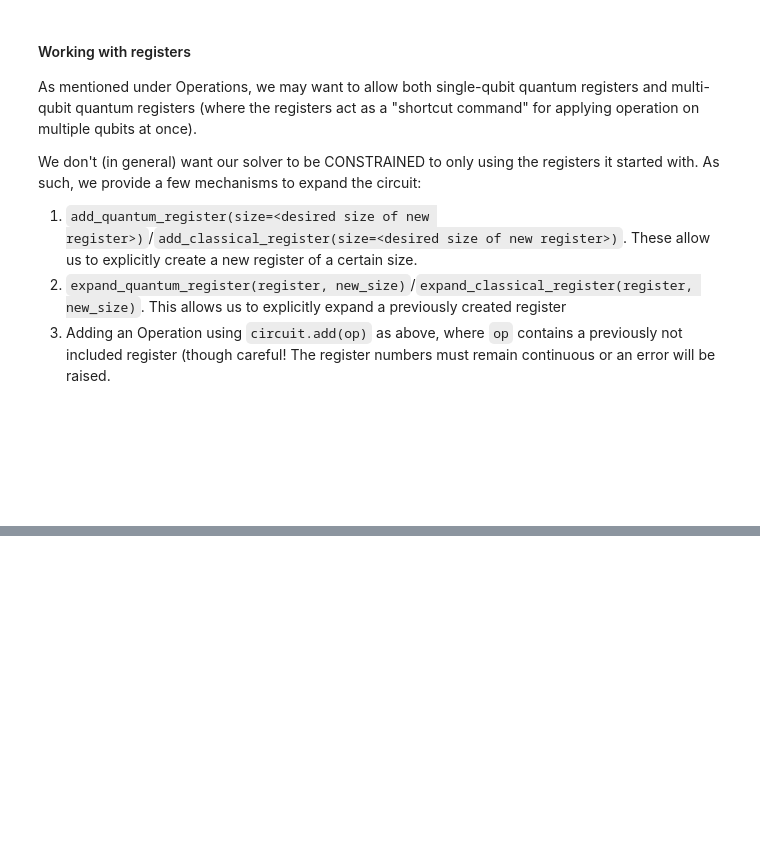
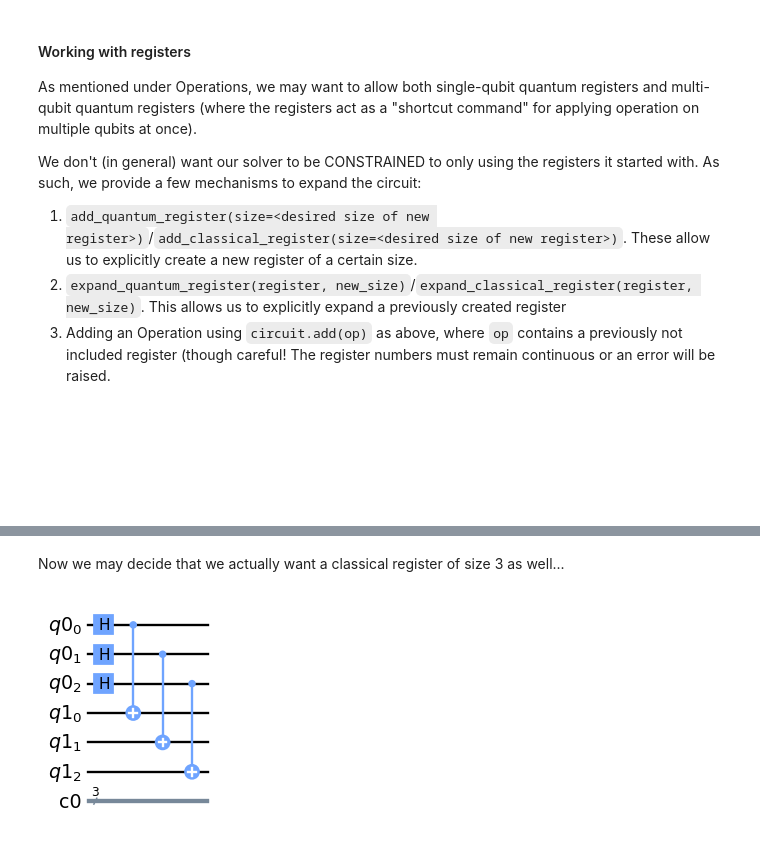
Before and after one commit to graphiq-dev/graphiq, a Jupyter notebook: examples/implementer_startup.ipynb, the cells around one changed output, grey strips where cells are left out. Cells and saved outputs as stored; diff of their text form; code cells hidden in the pictures; blank space fills up the shorter version.

```diff
--- a/examples/implementer_startup.ipynb
+++ b/examples/implementer_startup.ipynb
@@ -256,0 +274,12 @@ plt.show()  # NOTE: we see just a white square... because it's empty!
+# %% [markdown]
+Now we may decide that we actually want a classical register of size 3 as well...
+# %%
+"""[Public API]"""
+
+# 2. expand classical register to a size of 3
+circuit.expand_classical_register(0, 3)  # expand register 0 to be of size 3
+fig, ax = plt.subplots()
+draw_openqasm(circuit.to_openqasm(), show=False, ax=ax)
+plt.show() # notice the little "3" by c0
+# %% [output]
+[figure, added]
```
Also changed, not shown: parts of 21 cells of this notebook, 5 other files.
